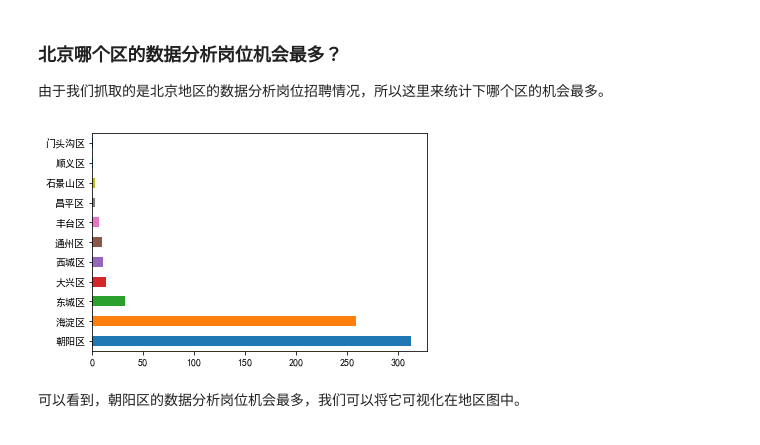
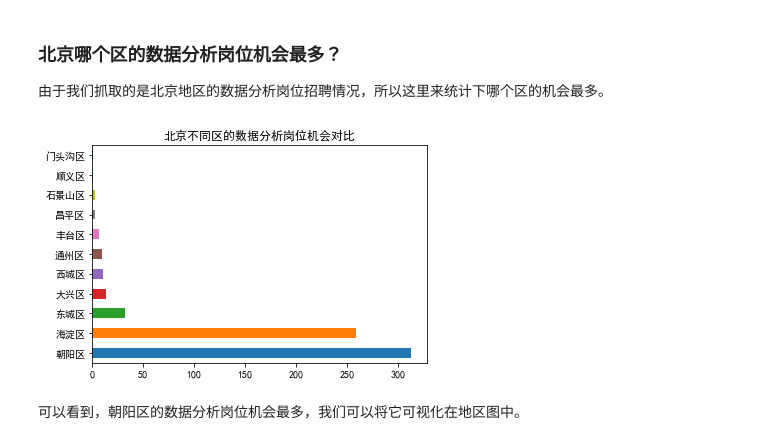
Before and after one commit to zhangyangit/pandas_practice, a Jupyter notebook: notebook/07-用数据来说明数据分析岗位的竞争力.ipynb, the cells around one changed output. Saved outputs shown, nothing was run; the diff lists cells and outputs as text; code cells hidden in the pictures.

```diff
--- a/notebook/07-用数据来说明数据分析岗位的竞争力.ipynb
+++ b/notebook/07-用数据来说明数据分析岗位的竞争力.ipynb
@@ -140,9 +146,10 @@ df.education.value_counts().plot.pie(figsize=(5, 5), autopct="%.2f");df.workYear
 
 由于我们抓取的是北京地区的数据分析岗位招聘情况，所以这里来统计下哪个区的机会最多。
 # %%
+plt.title("北京不同区的数据分析岗位机会对比")
 data = df.district.value_counts().plot.barh();
 # %% [output]
-[figure, old version]
+[figure, new version]
 # %% [markdown]
 可以看到，朝阳区的数据分析岗位机会最多，我们可以将它可视化在地区图中。
 # %%
```
Also changed, not shown: parts of 5 cells of this notebook.
